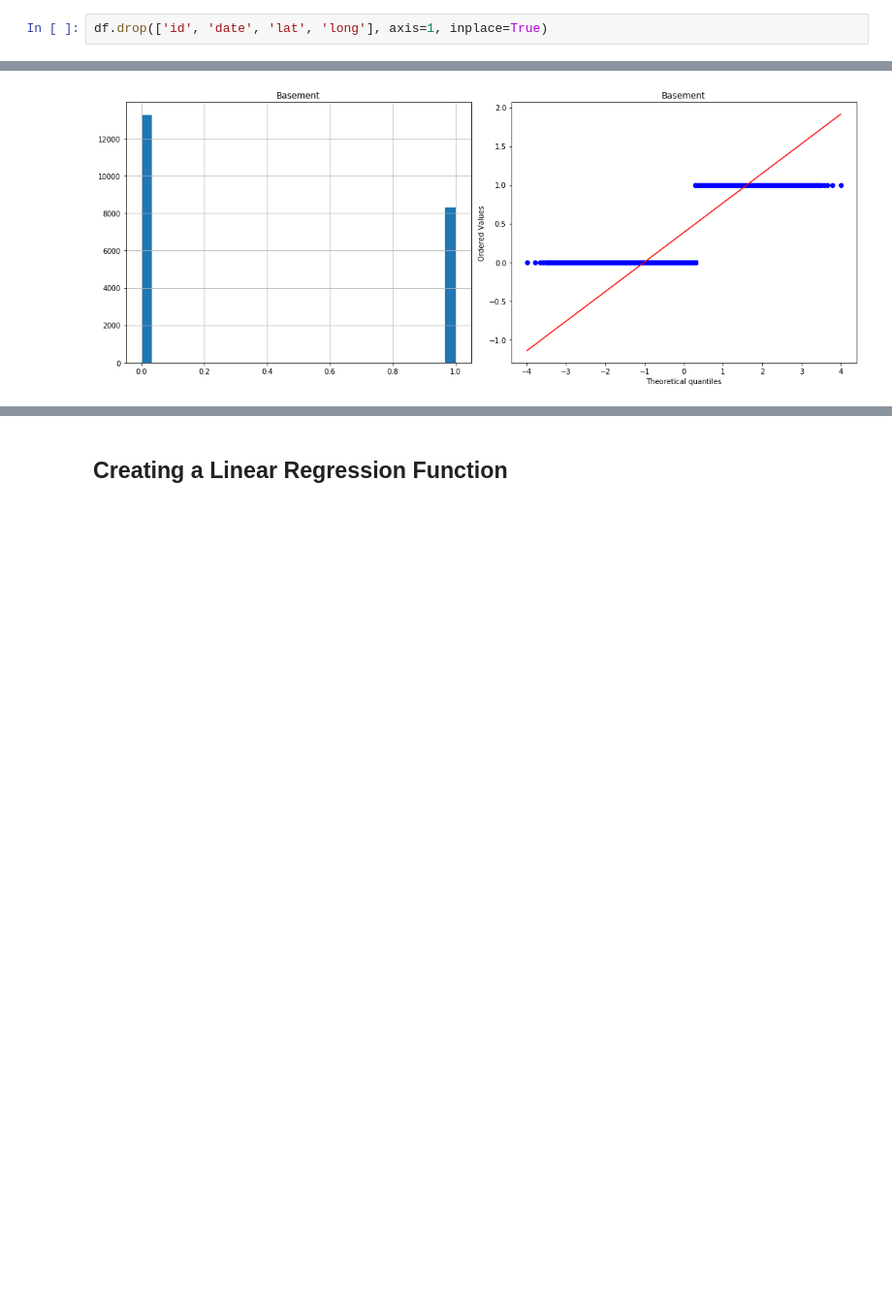
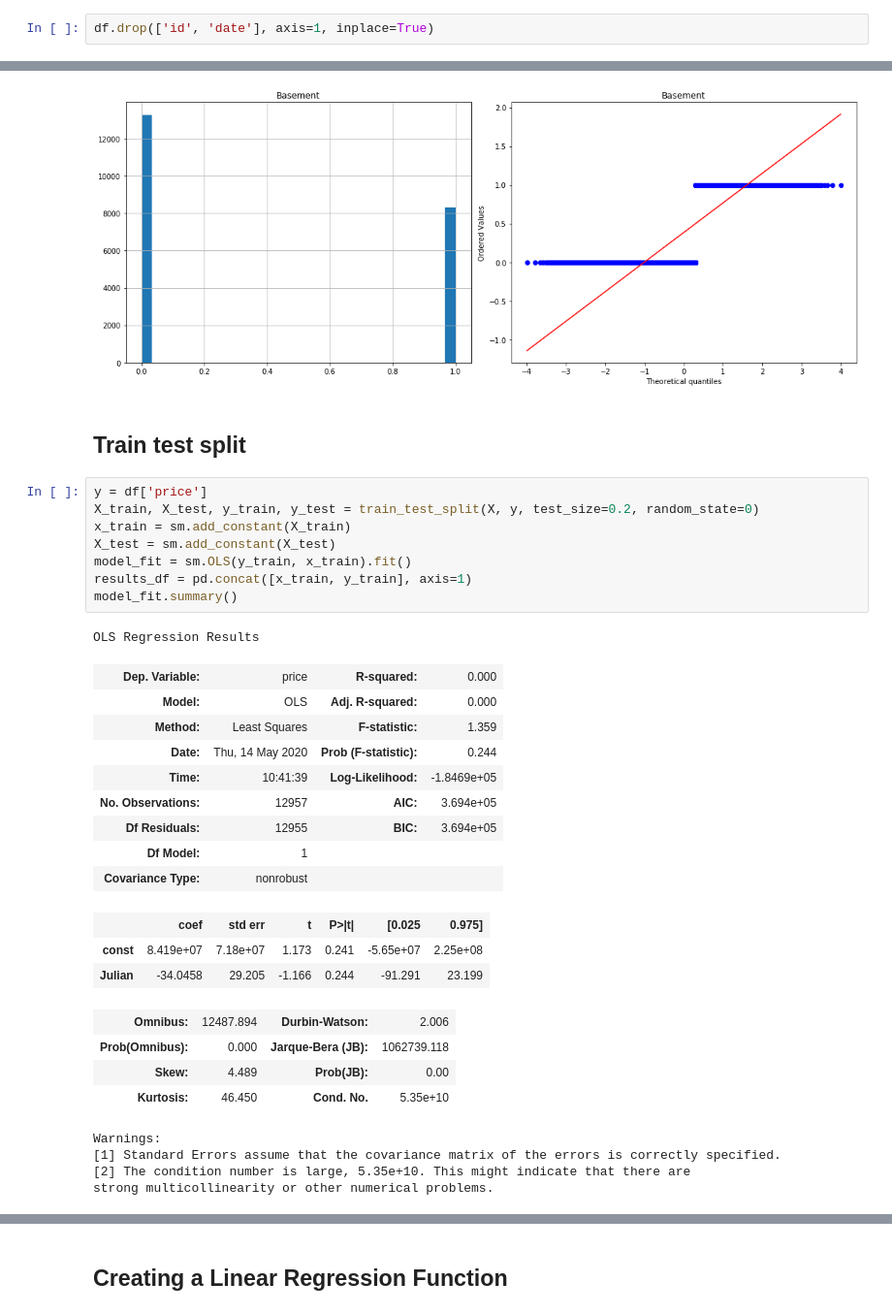
Before and after one commit to aradaha/dsc-mod-2-project-v2-1-onl01-dtsc-ft-030220, a Jupyter notebook: student.ipynb, the cells around one changed output, grey strips where cells are left out. Shown at 97% size. Saved outputs shown, nothing was run; the diff lists cells and outputs as text; blank space fills up the shorter version.

```diff
--- a/student.ipynb
+++ b/student.ipynb
@@ -167,5 +171,5 @@ df = df.drop([15856])
 # %%
-df.drop(['id', 'date', 'lat', 'long'], axis=1, inplace=True)
+df.drop(['id', 'date'], axis=1, inplace=True)
 # %%
 df.head().sort_values(by='Julian')
 # %% [output]
@@ -364,3 +368,35 @@ for col in df[cols]:
 [figure]
 [figure]
 [figure]
+# %% [markdown]
+## Train test split
+# %%
+y = df['price']
+X_train, X_test, y_train, y_test = train_test_split(X, y, test_size=0.2, random_state=0)
+x_train = sm.add_constant(X_train)
+X_test = sm.add_constant(X_test)
+model_fit = sm.OLS(y_train, x_train).fit()
+results_df = pd.concat([x_train, y_train], axis=1)
+model_fit.summary()
+# %% [output]
+OLS Regression Results
+| Dep. Variable: | price | R-squared: | 0.000 |
+| Model: | OLS | Adj. R-squared: | 0.000 |
+| Method: | Least Squares | F-statistic: | 1.359 |
+| Date: | Thu, 14 May 2020 | Prob (F-statistic): | 0.244 |
+| Time: | 10:41:39 | Log-Likelihood: | -1.8469e+05 |
+| No. Observations: | 12957 | AIC: | 3.694e+05 |
+| Df Residuals: | 12955 | BIC: | 3.694e+05 |
+| Df Model: | 1 |  |  |
+| Covariance Type: | nonrobust |  |  |
+|  | coef | std err | t | P>|t| | [0.025 | 0.975] |
+| const | 8.419e+07 | 7.18e+07 | 1.173 | 0.241 | -5.65e+07 | 2.25e+08 |
+| Julian | -34.0458 | 29.205 | -1.166 | 0.244 | -91.291 | 23.199 |
+| Omnibus: | 12487.894 | Durbin-Watson: | 2.006 |
+| Prob(Omnibus): | 0.000 | Jarque-Bera (JB): | 1062739.118 |
+| Skew: | 4.489 | Prob(JB): | 0.00 |
+| Kurtosis: | 46.450 | Cond. No. | 5.35e+10 |
+Warnings:
+[1] Standard Errors assume that the covariance matrix of the errors is correctly specified.
+[2] The condition number is large, 5.35e+10. This might indicate that there are
+strong multicollinearity or other numerical problems.
```
Also changed, not shown: parts of 3 cells of this notebook.
